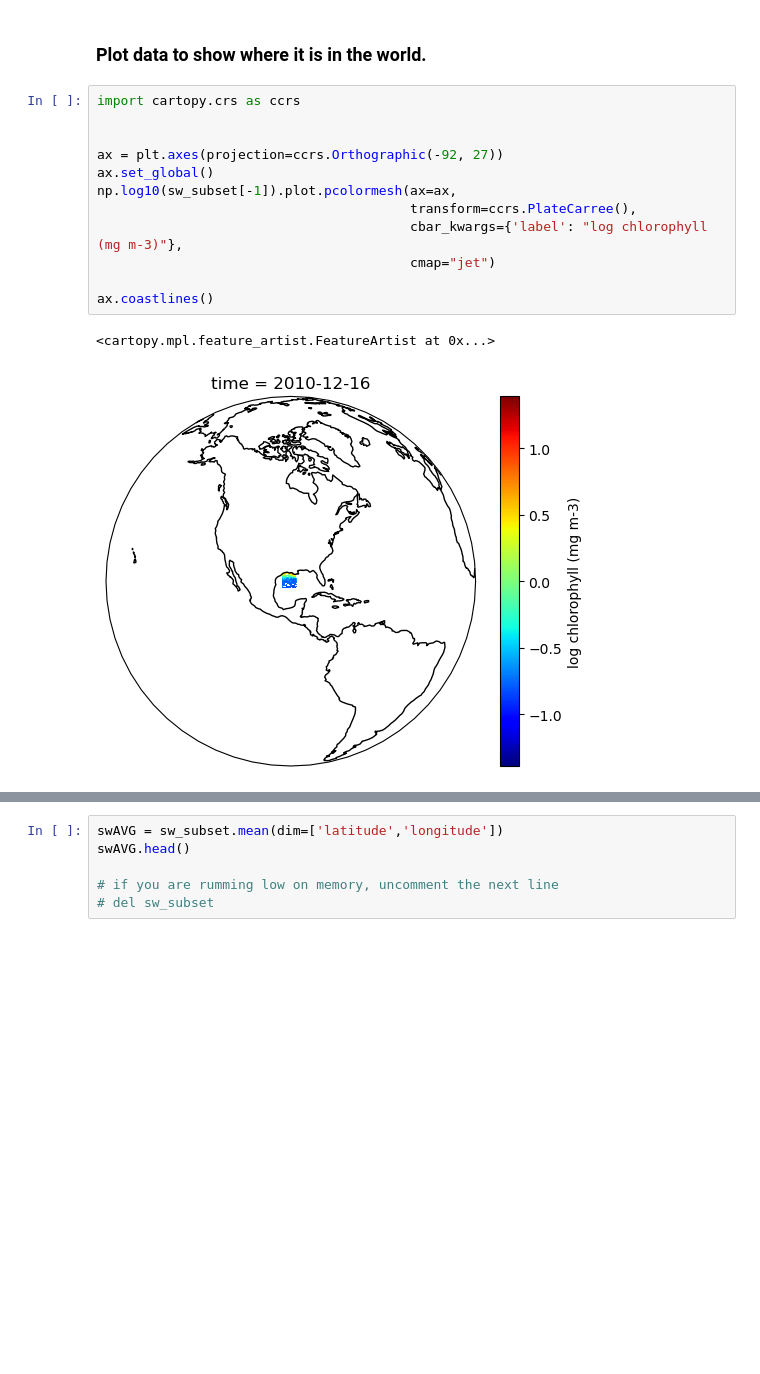
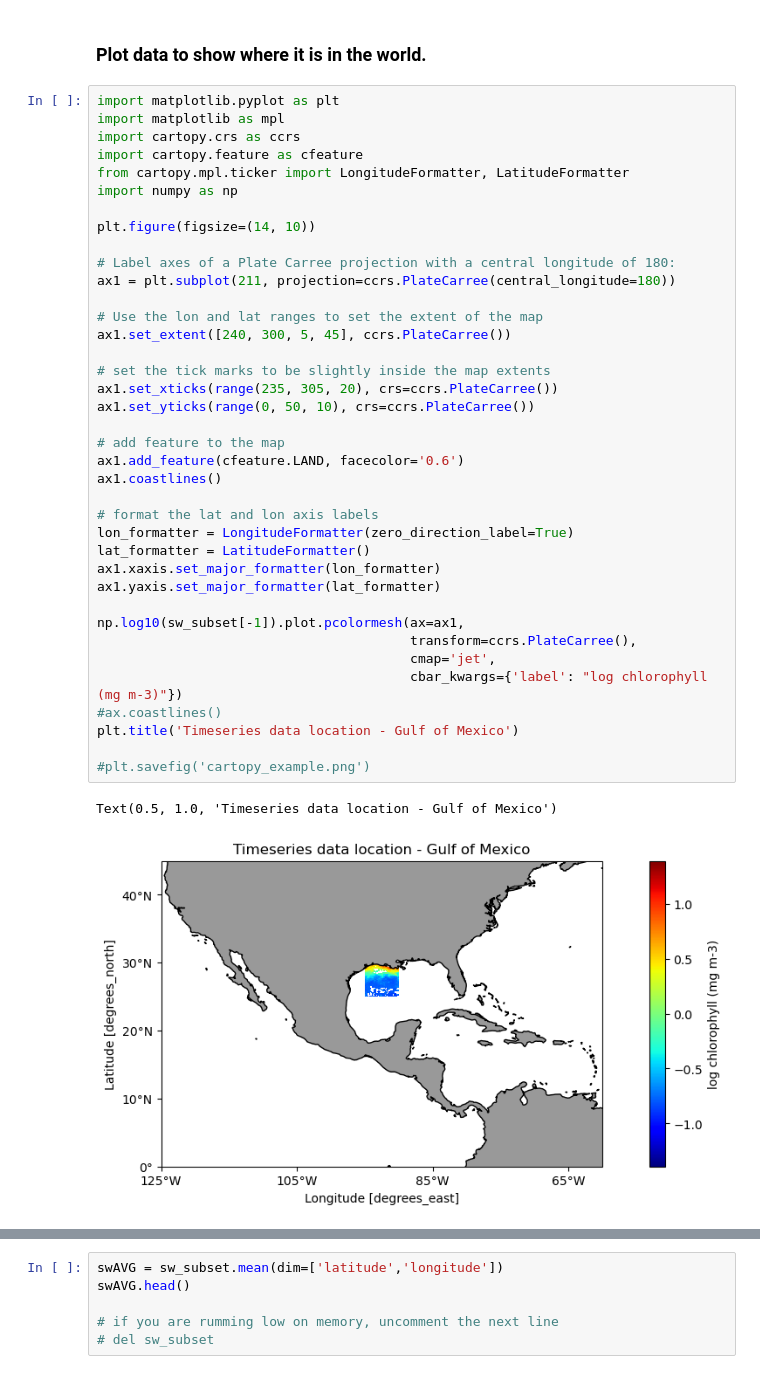
Before and after one commit to coastwatch-training/CoastWatch-Tutorials, a Jupyter notebook: compare-sensor-data/Python/timeseries_compare_sensors.ipynb, the cells around one changed output, grey strips where cells are left out. Drawn from its saved outputs; the diff is of its cells as text; blank space fills up the shorter version.

```diff
--- a/compare-sensor-data/Python/timeseries_compare_sensors.ipynb
+++ b/compare-sensor-data/Python/timeseries_compare_sensors.ipynb
@@ -150,21 +154,47 @@ Attributes:
     valid_min:        0.001
 # %% [markdown]
 ### Plot data to show where it is in the world.
-# %%
-import cartopy.crs as ccrs
-
-
-ax = plt.axes(projection=ccrs.Orthographic(-92, 27))
-ax.set_global()
-np.log10(sw_subset[-1]).plot.pcolormesh(ax=ax,
-                                        transform=ccrs.PlateCarree(),
-                                        cbar_kwargs={'label': "log chlorophyll (mg m-3)"},
-                                        cmap="jet")
-
-ax.coastlines()
-# %% [output]
-<cartopy.mpl.feature_artist.FeatureArtist at 0x...>
-[figure, removed]
+# %%
+import matplotlib.pyplot as plt
+import matplotlib as mpl
+import cartopy.crs as ccrs
+import cartopy.feature as cfeature
+from cartopy.mpl.ticker import LongitudeFormatter, LatitudeFormatter
+import numpy as np
+
+plt.figure(figsize=(14, 10))
+
+# Label axes of a Plate Carree projection with a central longitude of 180:
+ax1 = plt.subplot(211, projection=ccrs.PlateCarree(central_longitude=180))
+
+# Use the lon and lat ranges to set the extent of the map
+ax1.set_extent([240, 300, 5, 45], ccrs.PlateCarree())
+
+# set the tick marks to be slightly inside the map extents
+ax1.set_xticks(range(235, 305, 20), crs=ccrs.PlateCarree())
+ax1.set_yticks(range(0, 50, 10), crs=ccrs.PlateCarree())
+
+# add feature to the map
+ax1.add_feature(cfeature.LAND, facecolor='0.6')
+ax1.coastlines()
+
+# format the lat and lon axis labels
+lon_formatter = LongitudeFormatter(zero_direction_label=True)
+lat_formatter = LatitudeFormatter()
+ax1.xaxis.set_major_formatter(lon_formatter)
+ax1.yaxis.set_major_formatter(lat_formatter)
+
+np.log10(sw_subset[-1]).plot.pcolormesh(ax=ax1,
+                                        transform=ccrs.PlateCarree(),
+                                        cmap='jet',
+                                        cbar_kwargs={'label': "log chlorophyll (mg m-3)"})
+#ax.coastlines()
+plt.title('Timeseries data location - Gulf of Mexico')
+
+#plt.savefig('cartopy_example.png')
+# %% [output]
+Text(0.5, 1.0, 'Timeseries data location - Gulf of Mexico')
+[figure, added]
 # %% [markdown]
 The downloaded data contains only one variable: chlor_a.
 
```
Also changed, not shown: parts of 18 cells of this notebook, 7 other files.
